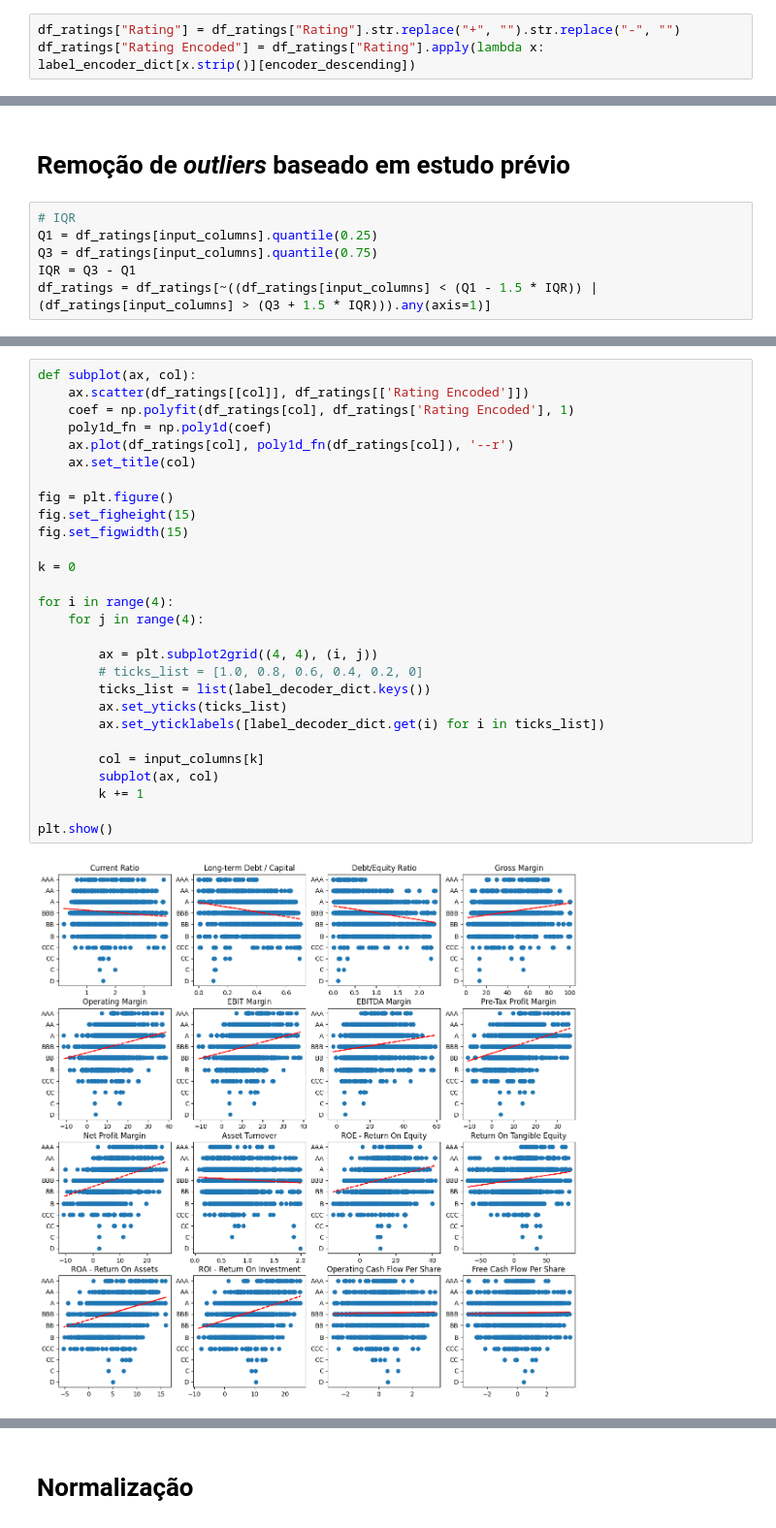
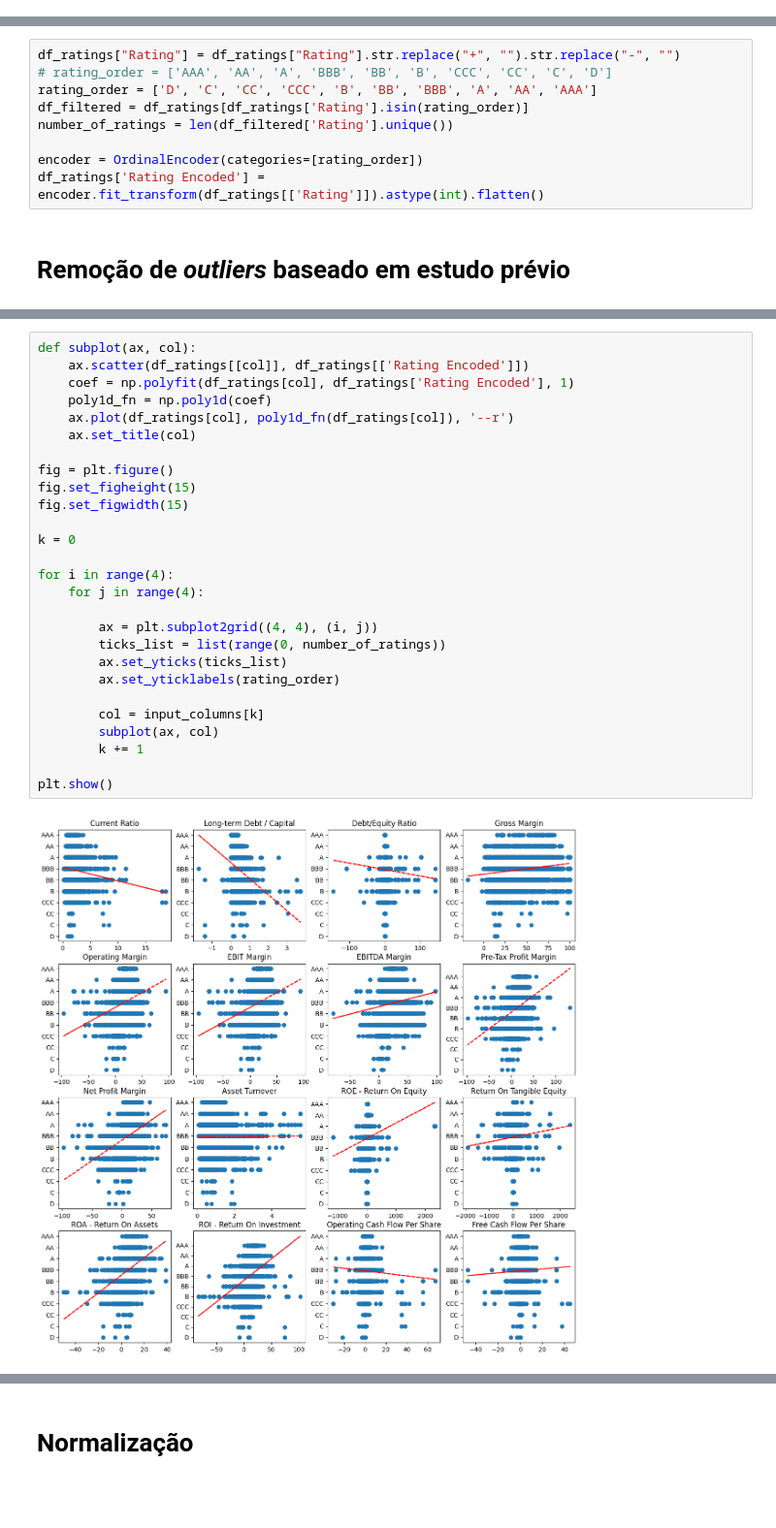
Before and after one commit to ChristianNMoreira/corporateRatingClassificationNN, a Jupyter notebook: corporateCreditRating.ipynb, the cells around one changed output, grey strips where cells are left out. Shown: that part at 97% size. Saved outputs shown, nothing was run; the diff lists cells and outputs as text; blank space fills up the shorter version.

Commit message:
Adiciona OrdinalEncoder e EarlyStopping

```diff
--- a/corporateCreditRating.ipynb
+++ b/corporateCreditRating.ipynb
@@ -85,3 +37,0 @@ for k in label_encoder_dict.keys():
-# %%
-df_ratings["Rating"] = df_ratings["Rating"].str.replace("+", "").str.replace("-", "")
-df_ratings["Rating Encoded"] = df_ratings["Rating"].apply(lambda x: label_encoder_dict[x.strip()][encoder_descending])
@@ -90,9 +38,12 @@ encoder = OneHotEncoder(sparse=False)
+# %%
+df_ratings["Rating"] = df_ratings["Rating"].str.replace("+", "").str.replace("-", "")
+# rating_order = ['AAA', 'AA', 'A', 'BBB', 'BB', 'B', 'CCC', 'CC', 'C', 'D']
+rating_order = ['D', 'C', 'CC', 'CCC', 'B', 'BB', 'BBB', 'A', 'AA', 'AAA']
+df_filtered = df_ratings[df_ratings['Rating'].isin(rating_order)]
+number_of_ratings = len(df_filtered['Rating'].unique())
+
+encoder = OrdinalEncoder(categories=[rating_order])
+df_ratings['Rating Encoded'] = encoder.fit_transform(df_ratings[['Rating']]).astype(int).flatten()
 # %% [markdown]
 # Remoção de *outliers* baseado em estudo prévio
-# %%
-# IQR
-Q1 = df_ratings[input_columns].quantile(0.25)
-Q3 = df_ratings[input_columns].quantile(0.75)
-IQR = Q3 - Q1
-df_ratings = df_ratings[~((df_ratings[input_columns] < (Q1 - 1.5 * IQR)) |(df_ratings[input_columns] > (Q3 + 1.5 * IQR))).any(axis=1)]
 # %%
@@ -124,33 +87,32 @@ len(df_ratings)
 # %%
 def subplot(ax, col):
     ax.scatter(df_ratings[[col]], df_ratings[['Rating Encoded']])
     coef = np.polyfit(df_ratings[col], df_ratings['Rating Encoded'], 1)
     poly1d_fn = np.poly1d(coef)
     ax.plot(df_ratings[col], poly1d_fn(df_ratings[col]), '--r')
     ax.set_title(col)
 
 fig = plt.figure()
 fig.set_figheight(15)
 fig.set_figwidth(15)
 
 k = 0
 
 for i in range(4):
     for j in range(4):
 
         ax = plt.subplot2grid((4, 4), (i, j))
-        # ticks_list = [1.0, 0.8, 0.6, 0.4, 0.2, 0]
-        ticks_list = list(label_decoder_dict.keys())
+        ticks_list = list(range(0, number_of_ratings))
         ax.set_yticks(ticks_list)
-        ax.set_yticklabels([label_decoder_dict.get(i) for i in ticks_list])
+        ax.set_yticklabels(rating_order)
 
         col = input_columns[k]
         subplot(ax, col)
         k += 1
 
 plt.show()
 # %% [output]
-[figure, old version]
+[figure, new version]
 # %%
 df_relevant = df_ratings[input_columns + ['Rating Encoded']]
 correlation_matrix = df_relevant.corr()
```
Also changed, not shown: parts of 31 cells of this notebook.
